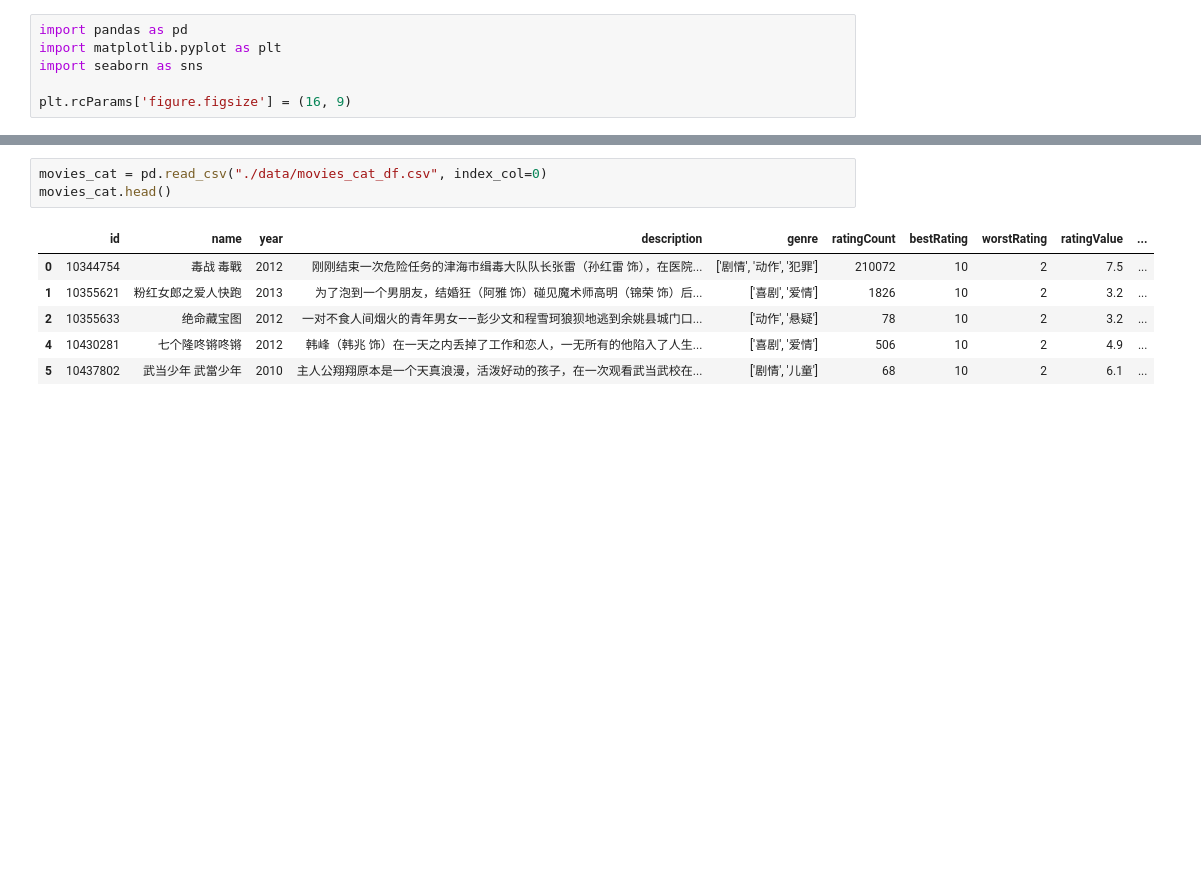
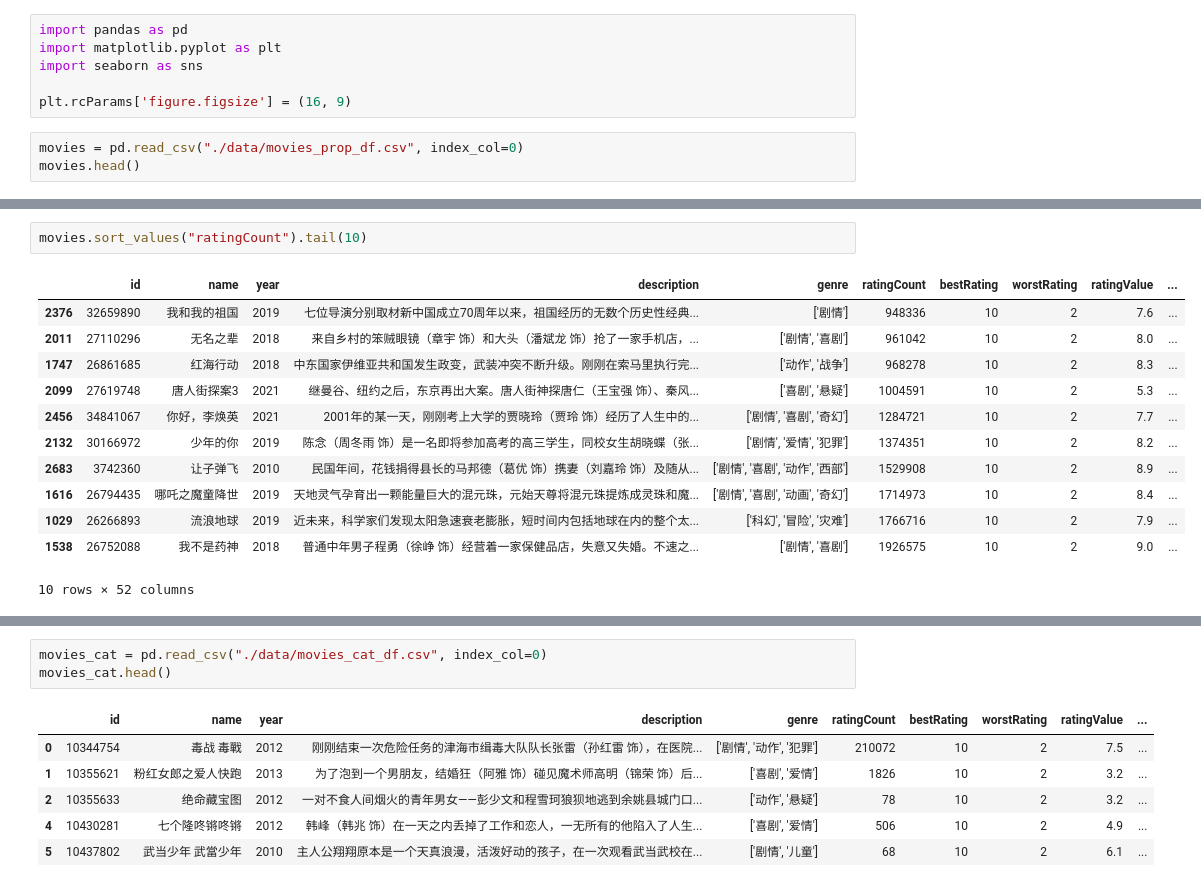
Before and after one commit to contrasting/jingo, a Jupyter notebook: Appendix Charts and Stats.ipynb, the cells around one changed output, grey strips where cells are left out. Cells and saved outputs as stored; diff of their text form; blank space fills up the shorter version.

```diff
--- a/Appendix Charts and Graphs.ipynb
+++ b/Appendix Charts and Stats.ipynb
@@ -4,3 +4,6 @@ import matplotlib.pyplot as plt
 import seaborn as sns
 
 plt.rcParams['figure.figsize'] = (16, 9)
+# %%
+movies = pd.read_csv("./data/movies_prop_df.csv", index_col=0)
+movies.head()
@@ -6,0 +18,15 @@ plt.rcParams['figure.figsize'] = (16, 9)
+# %%
+movies.sort_values("ratingCount").tail(10)
+# %% [output]
+|  | id | name | year | description | genre | ratingCount | bestRating | worstRating | ratingValue | ... |
+| 2376 | 32659890 | 我和我的祖国 | 2019 | 七位导演分别取材新中国成立70周年以来，祖国经历的无数个历史性经典... | ['剧情'] | 948336 | 10 | 2 | 7.6 | ... |
+| 2011 | 27110296 | 无名之辈 | 2018 | 来自乡村的笨贼眼镜（章宇 饰）和大头（潘斌龙 饰）抢了一家手机店，... | ['剧情', '喜剧'] | 961042 | 10 | 2 | 8.0 | ... |
+| 1747 | 26861685 | 红海行动 | 2018 | 中东国家伊维亚共和国发生政变，武装冲突不断升级。刚刚在索马里执行完... | ['动作', '战争'] | 968278 | 10 | 2 | 8.3 | ... |
+| 2099 | 27619748 | 唐人街探案3 | 2021 | 继曼谷、纽约之后，东京再出大案。唐人街神探唐仁（王宝强 饰）、秦风... | ['喜剧', '悬疑'] | 1004591 | 10 | 2 | 5.3 | ... |
+| 2456 | 34841067 | 你好，李焕英 | 2021 | 2001年的某一天，刚刚考上大学的贾晓玲（贾玲 饰）经历了人生中的... | ['剧情', '喜剧', '奇幻'] | 1284721 | 10 | 2 | 7.7 | ... |
+| 2132 | 30166972 | 少年的你 | 2019 | 陈念（周冬雨 饰）是一名即将参加高考的高三学生，同校女生胡晓蝶（张... | ['剧情', '爱情', '犯罪'] | 1374351 | 10 | 2 | 8.2 | ... |
+| 2683 | 3742360 | 让子弹飞 | 2010 | 民国年间，花钱捐得县长的马邦德（葛优 饰）携妻（刘嘉玲 饰）及随从... | ['剧情', '喜剧', '动作', '西部'] | 1529908 | 10 | 2 | 8.9 | ... |
+| 1616 | 26794435 | 哪吒之魔童降世 | 2019 | 天地灵气孕育出一颗能量巨大的混元珠，元始天尊将混元珠提炼成灵珠和魔... | ['剧情', '喜剧', '动画', '奇幻'] | 1714973 | 10 | 2 | 8.4 | ... |
+| 1029 | 26266893 | 流浪地球 | 2019 | 近未来，科学家们发现太阳急速衰老膨胀，短时间内包括地球在内的整个太... | ['科幻', '冒险', '灾难'] | 1766716 | 10 | 2 | 7.9 | ... |
+| 1538 | 26752088 | 我不是药神 | 2018 | 普通中年男子程勇（徐峥 饰）经营着一家保健品店，失意又失婚。不速之... | ['剧情', '喜剧'] | 1926575 | 10 | 2 | 9.0 | ... |
+10 rows × 52 columns
```
Also changed, not shown: parts of 9 cells of this notebook, 1 other file.
